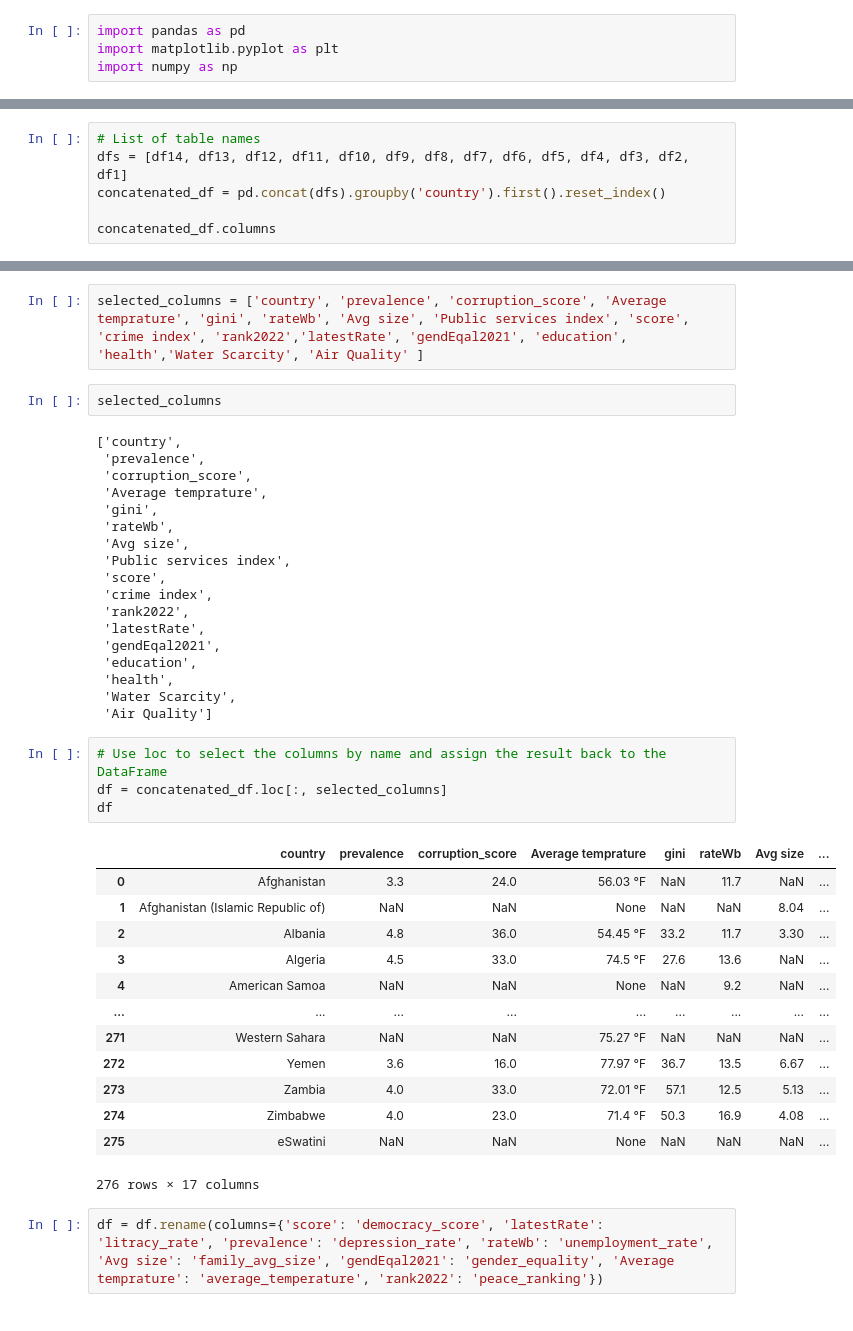
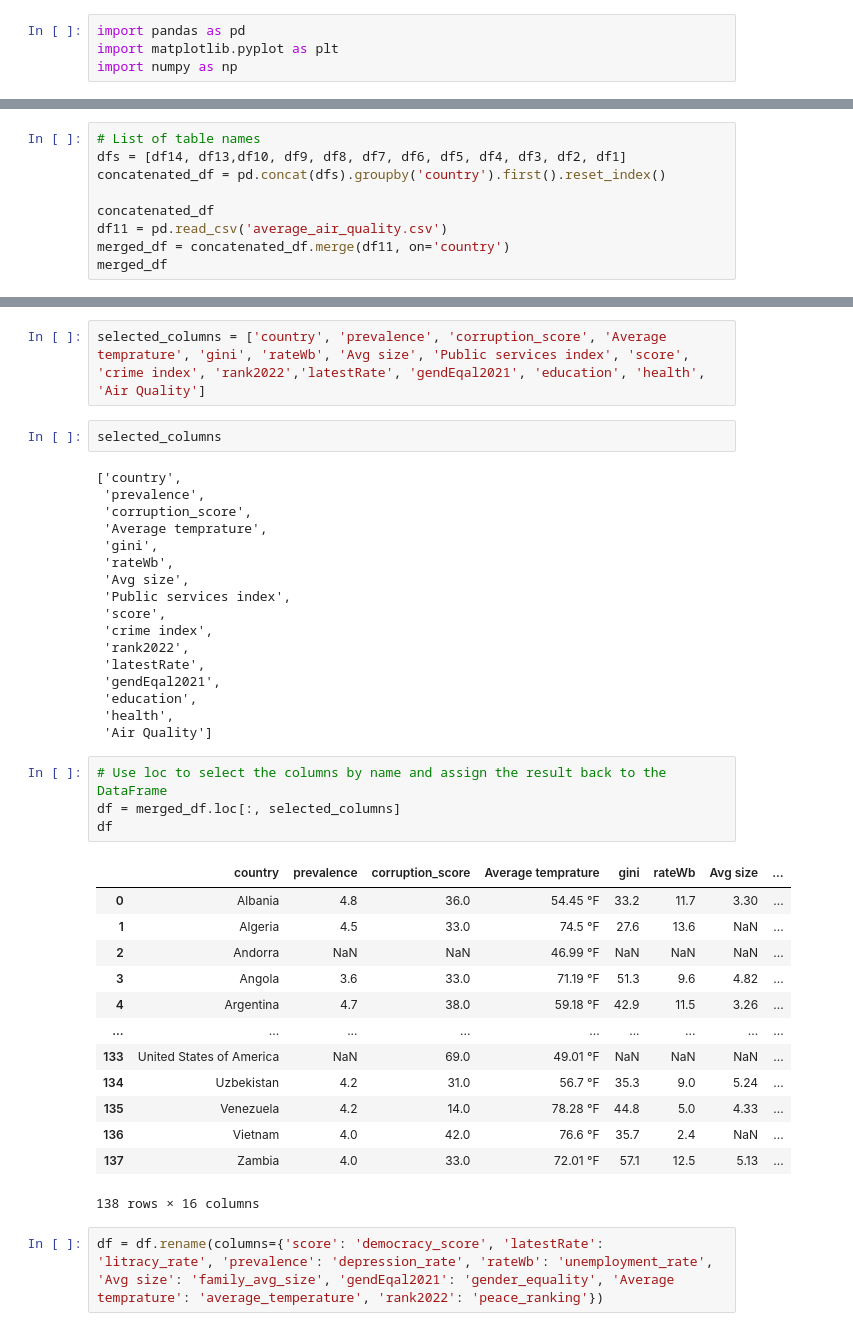
Before and after one commit to tahora-23/Unseen_causes_of_depression, a Jupyter notebook: Midterm_term.ipynb, the cells around one changed output, grey strips where cells are left out. Drawn from its saved outputs; the diff is of its cells as text.

```diff
--- a/Midterm_term.ipynb
+++ b/Midterm_term.ipynb
@@ -79,7 +45,10 @@ concatenated_df
 # %%
 # List of table names
-dfs = [df14, df13, df12, df11, df10, df9, df8, df7, df6, df5, df4, df3, df2, df1]
+dfs = [df14, df13,df10, df9, df8, df7, df6, df5, df4, df3, df2, df1]
 concatenated_df = pd.concat(dfs).groupby('country').first().reset_index()
 
-concatenated_df.columns
+concatenated_df
+df11 = pd.read_csv('average_air_quality.csv')
+merged_df = concatenated_df.merge(df11, on='country')
+merged_df
 # %% [output]
@@ -112,5 +115,5 @@ concatenated_df
 # %%
-selected_columns = ['country', 'prevalence', 'corruption_score', 'Average temprature', 'gini', 'rateWb', 'Avg size', 'Public services index', 'score', 'crime index', 'rank2022','latestRate', 'gendEqal2021', 'education', 'health','Water Scarcity', 'Air Quality' ]
+selected_columns = ['country', 'prevalence', 'corruption_score', 'Average temprature', 'gini', 'rateWb', 'Avg size', 'Public services index', 'score', 'crime index', 'rank2022','latestRate', 'gendEqal2021', 'education', 'health', 'Air Quality']
 # %%
 selected_columns
 # %% [output]
@@ -129,26 +132,25 @@ selected_columns
  'gendEqal2021',
  'education',
  'health',
- 'Water Scarcity',
  'Air Quality']
 # %%
 # Use loc to select the columns by name and assign the result back to the DataFrame
-df = concatenated_df.loc[:, selected_columns]
+df = merged_df.loc[:, selected_columns]
 df
 # %% [output]
 |  | country | prevalence | corruption_score | Average temprature | gini | rateWb | Avg size | ... |
-| 0 | Afghanistan | 3.3 | 24.0 | 56.03 °F | NaN | 11.7 | NaN | ... |
-| 1 | Afghanistan (Islamic Republic of) | NaN | NaN | None | NaN | NaN | 8.04 | ... |
-| 2 | Albania | 4.8 | 36.0 | 54.45 °F | 33.2 | 11.7 | 3.30 | ... |
-| 3 | Algeria | 4.5 | 33.0 | 74.5 °F | 27.6 | 13.6 | NaN | ... |
-| 4 | American Samoa | NaN | NaN | None | NaN | 9.2 | NaN | ... |
+| 0 | Albania | 4.8 | 36.0 | 54.45 °F | 33.2 | 11.7 | 3.30 | ... |
+| 1 | Algeria | 4.5 | 33.0 | 74.5 °F | 27.6 | 13.6 | NaN | ... |
+| 2 | Andorra | NaN | NaN | 46.99 °F | NaN | NaN | NaN | ... |
+| 3 | Angola | 3.6 | 33.0 | 71.19 °F | 51.3 | 9.6 | 4.82 | ... |
+| 4 | Argentina | 4.7 | 38.0 | 59.18 °F | 42.9 | 11.5 | 3.26 | ... |
 | ... | ... | ... | ... | ... | ... | ... | ... | ... |
-| 271 | Western Sahara | NaN | NaN | 75.27 °F | NaN | NaN | NaN | ... |
-| 272 | Yemen | 3.6 | 16.0 | 77.97 °F | 36.7 | 13.5 | 6.67 | ... |
-| 273 | Zambia | 4.0 | 33.0 | 72.01 °F | 57.1 | 12.5 | 5.13 | ... |
-| 274 | Zimbabwe | 4.0 | 23.0 | 71.4 °F | 50.3 | 16.9 | 4.08 | ... |
-| 275 | eSwatini | NaN | NaN | None | NaN | NaN | NaN | ... |
+| 133 | United States of America | NaN | 69.0 | 49.01 °F | NaN | NaN | NaN | ... |
+| 134 | Uzbekistan | 4.2 | 31.0 | 56.7 °F | 35.3 | 9.0 | 5.24 | ... |
+| 135 | Venezuela | 4.2 | 14.0 | 78.28 °F | 44.8 | 5.0 | 4.33 | ... |
+| 136 | Vietnam | 4.0 | 42.0 | 76.6 °F | 35.7 | 2.4 | NaN | ... |
+| 137 | Zambia | 4.0 | 33.0 | 72.01 °F | 57.1 | 12.5 | 5.13 | ... |
-276 rows × 17 columns
+138 rows × 16 columns
 # %%
 df = df.rename(columns={'score': 'democracy_score', 'latestRate': 'litracy_rate', 'prevalence': 'depression_rate', 'rateWb': 'unemployment_rate', 'Avg size': 'family_avg_size', 'gendEqal2021': 'gender_equality', 'Average temprature': 'average_temperature', 'rank2022': 'peace_ranking'})
 # %%
```
Also changed, not shown: parts of 22 cells of this notebook, 3 other files.
